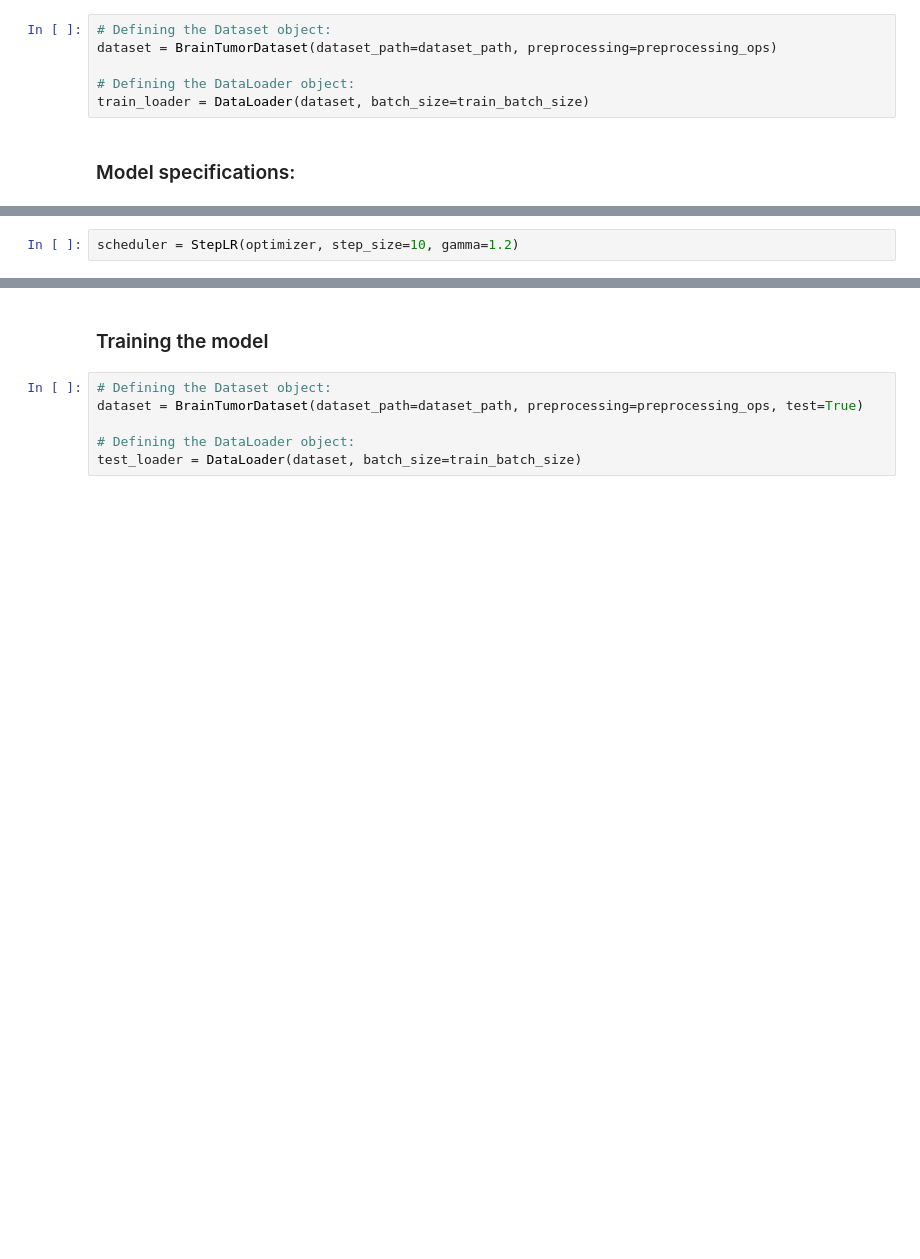
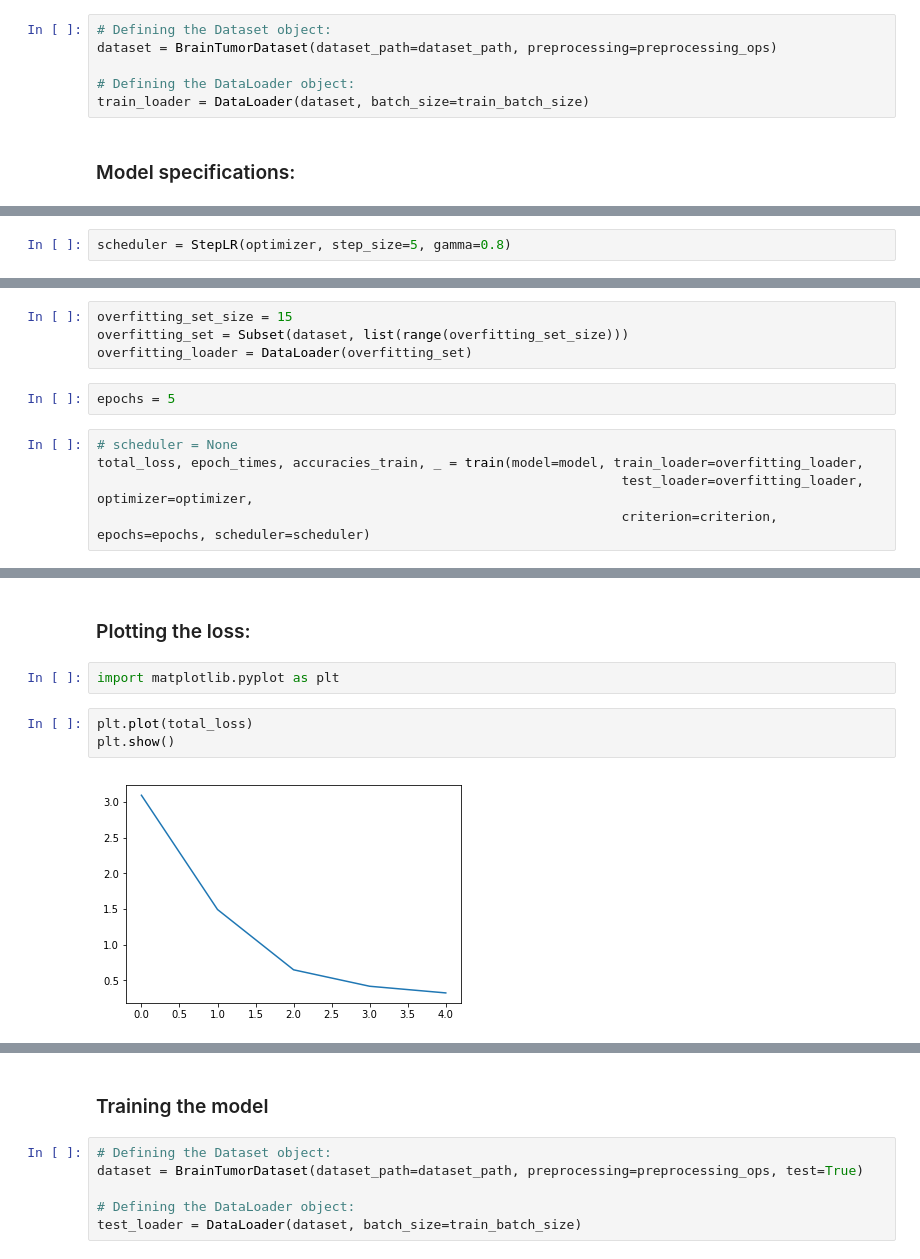
Before and after one commit to AbdullrahmanHMD/BrainTumorClassificationCNN, a Jupyter notebook: training_notebook.ipynb, the cells around one changed output, grey strips where cells are left out. Drawn from its saved outputs; the diff is of its cells as text; blank space fills up the shorter version.

```diff
--- a/training_notebook.ipynb
+++ b/training_notebook.ipynb
@@ -62,2 +62,2 @@ optimizer = torch.optim.SGD(parameters, lr=learning_rate, momentum=momentum, wei
 # %%
-scheduler = StepLR(optimizer, step_size=10, gamma=1.2)
+scheduler = StepLR(optimizer, step_size=5, gamma=0.8)
@@ -63,0 +66,11 @@ scheduler = StepLR(optimizer, step_size=10, gamma=1.2)
+# %%
+overfitting_set_size = 15
+overfitting_set = Subset(dataset, list(range(overfitting_set_size)))
+overfitting_loader = DataLoader(overfitting_set)
+# %%
+epochs = 5
+# %%
+# scheduler = None
+total_loss, epoch_times, accuracies_train, _ = train(model=model, train_loader=overfitting_loader,
+                                                                   test_loader=overfitting_loader, optimizer=optimizer,
+                                                                   criterion=criterion, epochs=epochs, scheduler=scheduler)
@@ -63,0 +98,9 @@ scheduler = StepLR(optimizer, step_size=10, gamma=1.2)
+# %% [markdown]
+### Plotting the loss:
+# %%
+import matplotlib.pyplot as plt
+# %%
+plt.plot(total_loss)
+plt.show()
+# %% [output]
+[figure, added]
```
Also changed, not shown: parts of 18 cells of this notebook, 3 other files.
